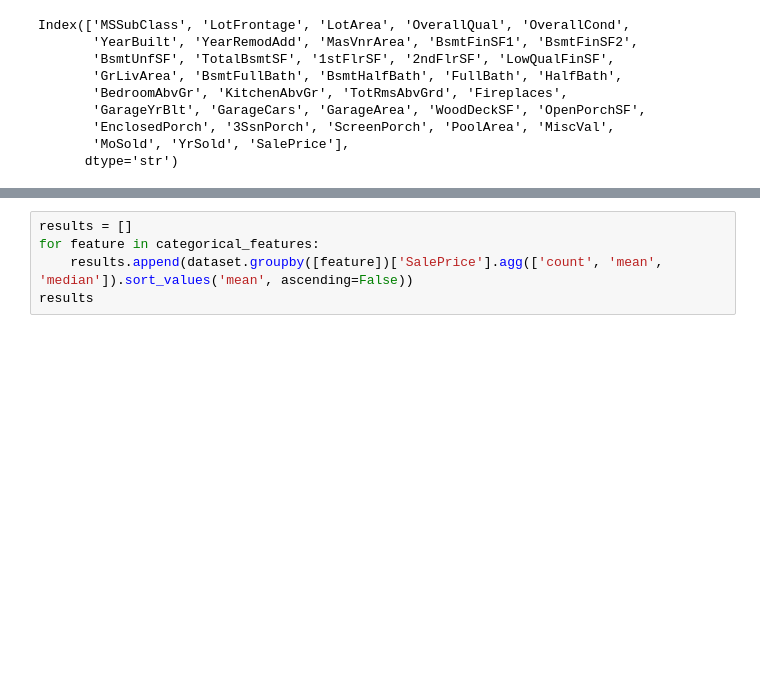
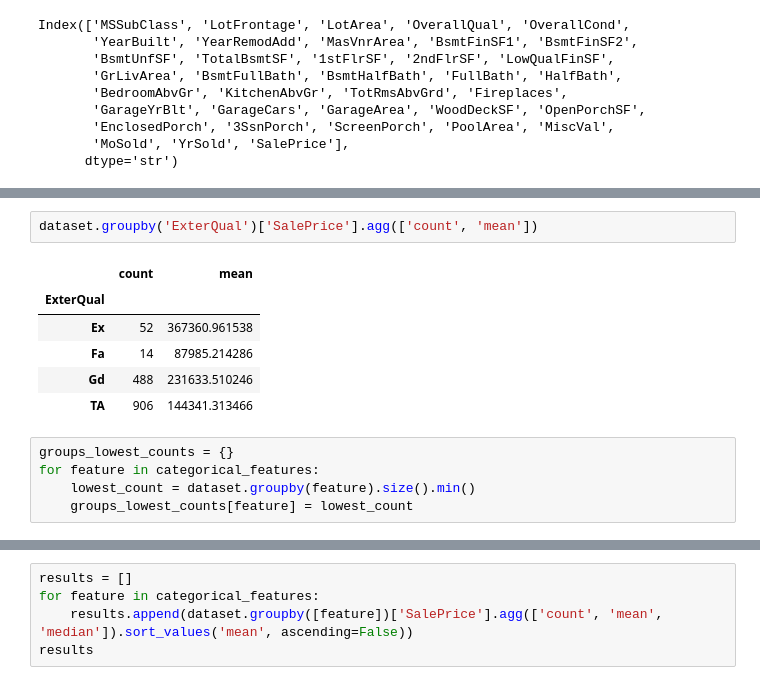
Before and after one commit to kogimurio/house_sales_prediction, a Jupyter notebook: saales_price_predictions.ipynb, the cells around one changed output, grey strips where cells are left out. Drawn from its saved outputs; the diff is of its cells as text; blank space fills up the shorter version.

```diff
--- a/saales_price_predictions.ipynb
+++ b/saales_price_predictions.ipynb
@@ -1869,0 +1961,14 @@ dataset.groupby('HouseStyle')['SalePrice'].agg(['count', 'mean', 'median']).sort
+# %%
+dataset.groupby('ExterQual')['SalePrice'].agg(['count', 'mean'])
+# %% [output]
+|  | count | mean |
+| ExterQual |  |  |
+| Ex | 52 | 367360.961538 |
+| Fa | 14 | 87985.214286 |
+| Gd | 488 | 231633.510246 |
+| TA | 906 | 144341.313466 |
+# %%
+groups_lowest_counts = {}
+for feature in categorical_features:
+    lowest_count = dataset.groupby(feature).size().min()
+    groups_lowest_counts[feature] = lowest_count
```
Also changed, not shown: parts of 13 cells of this notebook.
